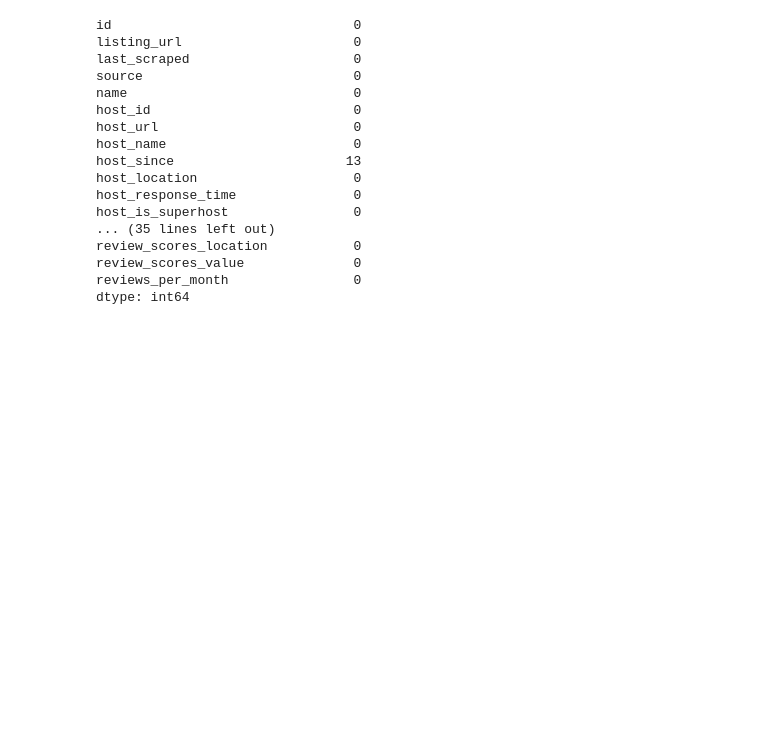
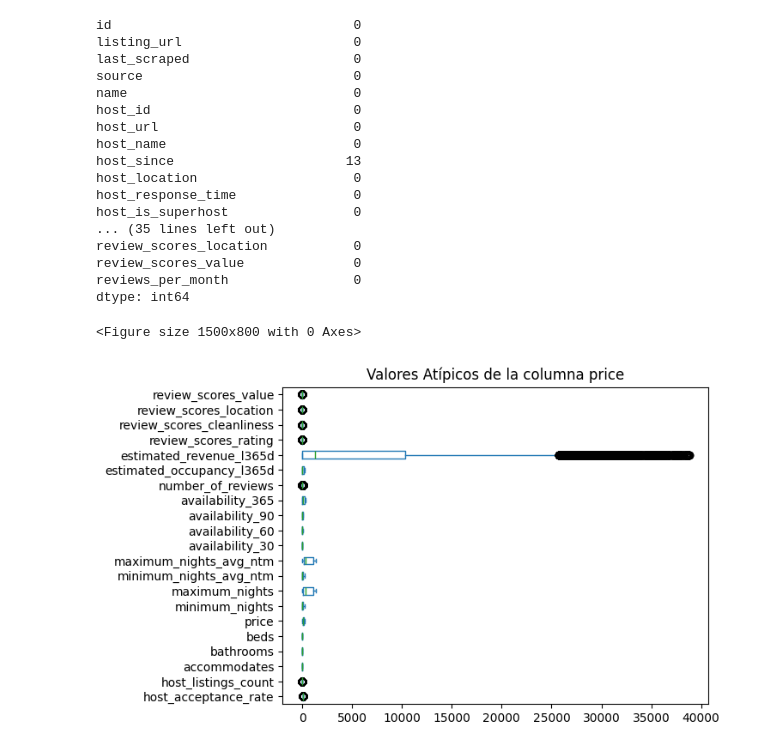
Before and after one commit to Raydays55/Valores_Atipicos, a Jupyter notebook: Actividad 4.2/Act_4_2.ipynb, the cells around one changed output. Cells and saved outputs as stored; diff of their text form; code cells hidden in the pictures; blank space fills up the shorter version.

```diff
--- a/Actividad 4.2/Act_4_2.ipynb
+++ b/Actividad 4.2/Act_4_2.ipynb
@@ -274,3 +274,19 @@ dtype: int64
 # %%
 # Convertir CSV
 Datos_limpios.to_csv('Berlin_Final.csv')
+# %%
+# Revisar nuevo df
+df_berlin_final = pd.read_csv('Berlin_Final.csv')
+
+# Separar el df por variables cualitativas y cuantitativas
+cuantitativas_final = df_berlin_final.iloc[:, [11,12,15,16,27,28,30,31] + list(range(33,50))]
+cualitativas_final = df_berlin_final.iloc[:, list(range(0,11)) + [13,14,29,32] + list(range(17,27))]
+
+#Realizamos diagrama de caja o bigote de cada columna del dataframe
+fig = plt.figure(figsize =(15, 8))
+cuantitativas_final.plot(kind='box', vert=False)
+plt.title("Valores Atípicos de la columna price")
+plt.show() #dibujamos el diagrama
+# %% [output]
+<Figure size 1500x800 with 0 Axes>
+[figure, added]
```
Also changed, not shown: parts of 1 cell of this notebook.
